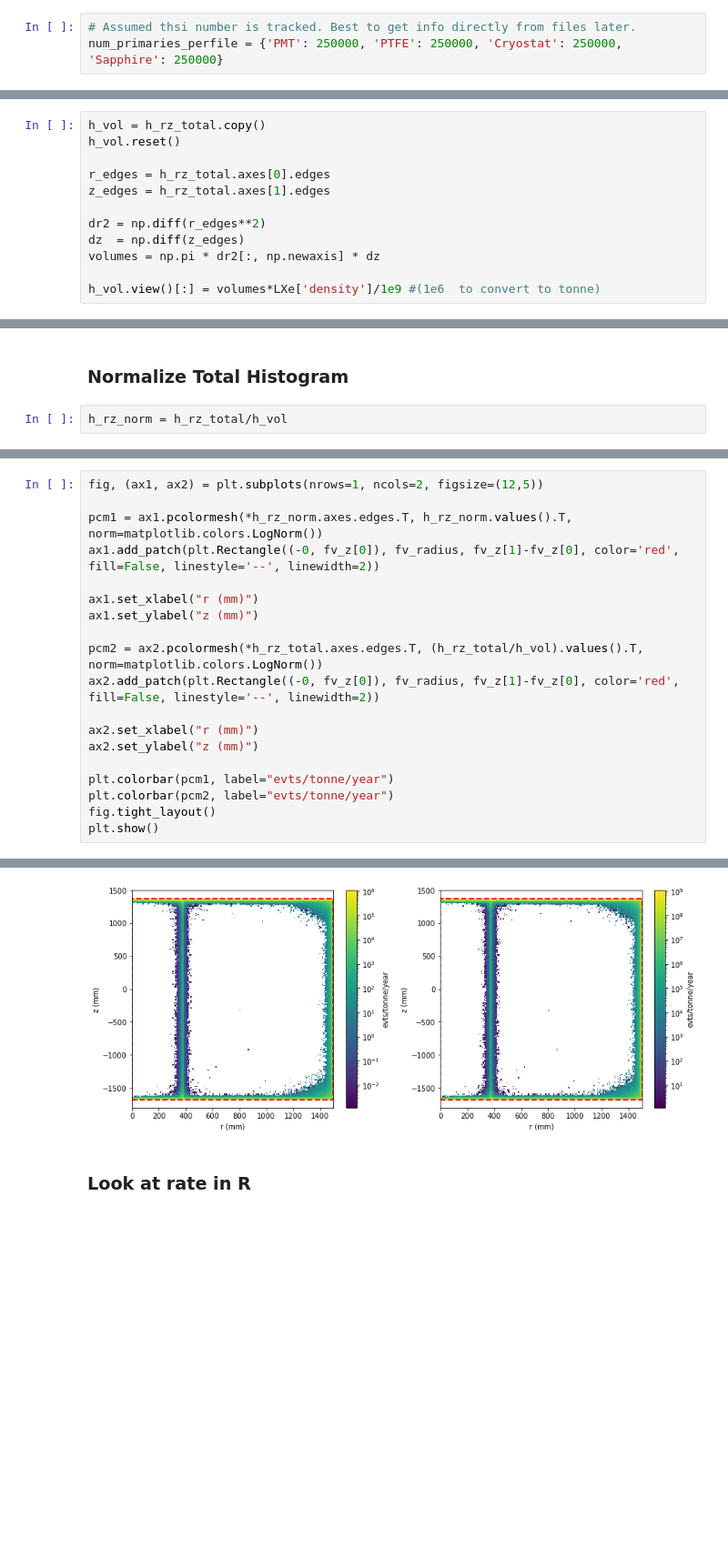
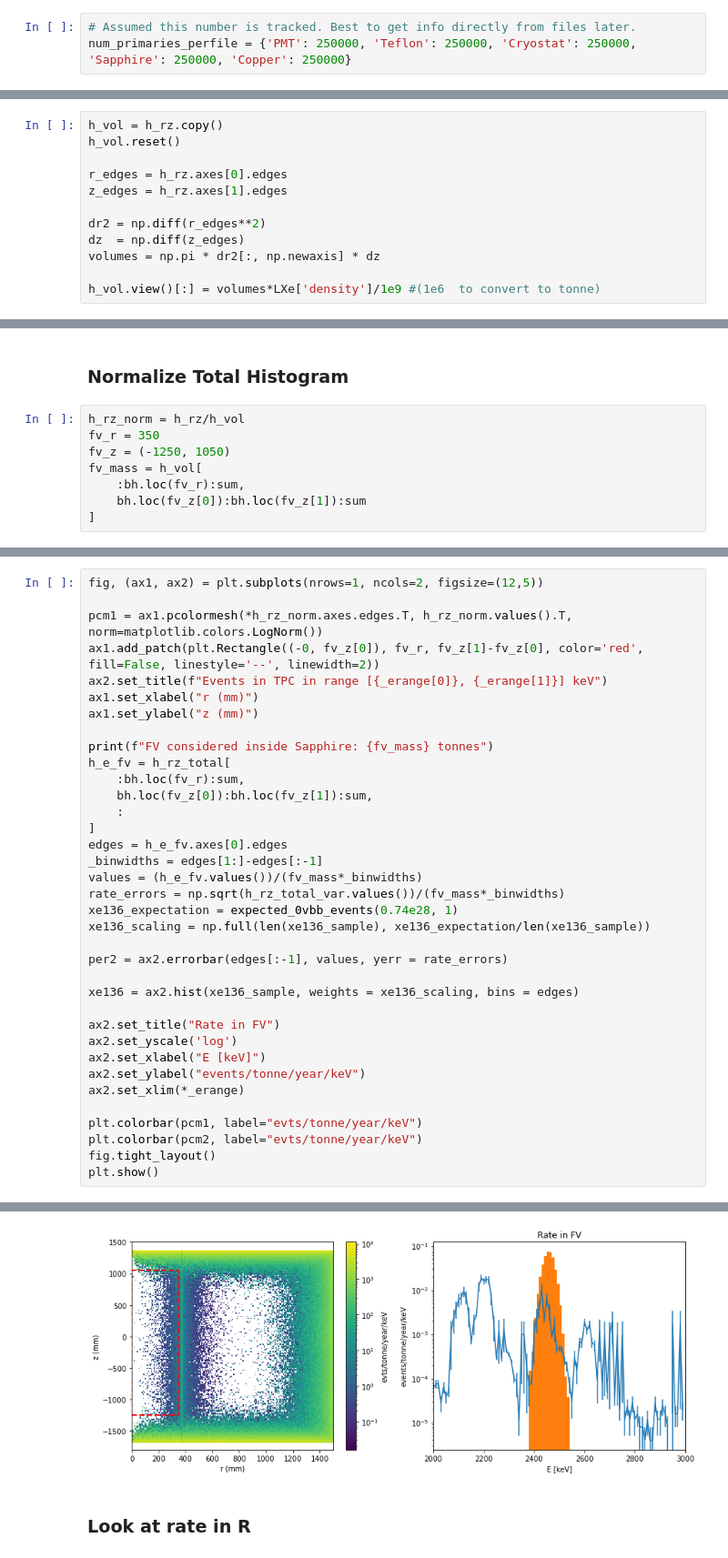
Before and after one commit to jpienaar13/HermeticTPC, a Jupyter notebook: analysis/02_WIS_HTPC_Energy_Spectra.ipynb, the cells around one changed output, grey strips where cells are left out. Shown at 91% size. Saved outputs shown, nothing was run; the diff lists cells and outputs as text; blank space fills up the shorter version.

```diff
--- a/analysis/02_WIS_HTPC_Energy_Spectra.ipynb
+++ b/analysis/02_WIS_HTPC_Energy_Spectra.ipynb
@@ -44,5 +40,5 @@ mass_dict = {'PMT': 2240, 'Sapphire': 45, 'PTFE':200, 'Cryostat': 4000}
 # %%
-# Assumed thsi number is tracked. Best to get info directly from files later.
-num_primaries_perfile = {'PMT': 250000, 'PTFE': 250000, 'Cryostat': 250000, 'Sapphire': 250000}
+# Assumed this number is tracked. Best to get info directly from files later.
+num_primaries_perfile = {'PMT': 250000, 'Teflon': 250000, 'Cryostat': 250000, 'Sapphire': 250000, 'Copper': 250000}
 # %%
 #Combine Mass and Activity dicts to determine Scaling Factors
@@ -443,11 +467,11 @@ Histogram(
 # %% [markdown]
 ### Mass Volume Normalization histogram
 # %%
-h_vol = h_rz_total.copy()
+h_vol = h_rz.copy()
 h_vol.reset()
 
-r_edges = h_rz_total.axes[0].edges
-z_edges = h_rz_total.axes[1].edges
+r_edges = h_rz.axes[0].edges
+z_edges = h_rz.axes[1].edges
 
 dr2 = np.diff(r_edges**2)
 dz  = np.diff(z_edges)
@@ -472,4 +539,10 @@ plt.show()
 # %% [markdown]
 ### Normalize Total Histogram
 # %%
-h_rz_norm = h_rz_total/h_vol
+h_rz_norm = h_rz/h_vol
+fv_r = 350
+fv_z = (-1250, 1050)
+fv_mass = h_vol[
+    :bh.loc(fv_r):sum,
+    bh.loc(fv_z[0]):bh.loc(fv_z[1]):sum
+]
@@ -477,19 +592,36 @@ h_rz_norm = h_rz_total/h_vol
 fig, (ax1, ax2) = plt.subplots(nrows=1, ncols=2, figsize=(12,5))
 
 pcm1 = ax1.pcolormesh(*h_rz_norm.axes.edges.T, h_rz_norm.values().T, norm=matplotlib.colors.LogNorm())
-ax1.add_patch(plt.Rectangle((-0, fv_z[0]), fv_radius, fv_z[1]-fv_z[0], color='red', fill=False, linestyle='--', linewidth=2))
-
+ax1.add_patch(plt.Rectangle((-0, fv_z[0]), fv_r, fv_z[1]-fv_z[0], color='red', fill=False, linestyle='--', linewidth=2))
+ax2.set_title(f"Events in TPC in range [{_erange[0]}, {_erange[1]}] keV")
 ax1.set_xlabel("r (mm)")
 ax1.set_ylabel("z (mm)")
 
-pcm2 = ax2.pcolormesh(*h_rz_total.axes.edges.T, (h_rz_total/h_vol).values().T, norm=matplotlib.colors.LogNorm())
-ax2.add_patch(plt.Rectangle((-0, fv_z[0]), fv_radius, fv_z[1]-fv_z[0], color='red', fill=False, linestyle='--', linewidth=2))
+print(f"FV considered inside Sapphire: {fv_mass} tonnes")
+h_e_fv = h_rz_total[
+    :bh.loc(fv_r):sum,
+    bh.loc(fv_z[0]):bh.loc(fv_z[1]):sum,
+    :
+]
+edges = h_e_fv.axes[0].edges
+_binwidths = edges[1:]-edges[:-1]
+values = (h_e_fv.values())/(fv_mass*_binwidths)
+rate_errors = np.sqrt(h_rz_total_var.values())/(fv_mass*_binwidths)
+xe136_expectation = expected_0vbb_events(0.74e28, 1)
+xe136_scaling = np.full(len(xe136_sample), xe136_expectation/len(xe136_sample))
 
-ax2.set_xlabel("r (mm)")
-ax2.set_ylabel("z (mm)")
+per2 = ax2.errorbar(edges[:-1], values, yerr = rate_errors)
 
-plt.colorbar(pcm1, label="evts/tonne/year")
-plt.colorbar(pcm2, label="evts/tonne/year")
+xe136 = ax2.hist(xe136_sample, weights = xe136_scaling, bins = edges)
+
+ax2.set_title("Rate in FV")
+ax2.set_yscale('log')
+ax2.set_xlabel("E [keV]")
+ax2.set_ylabel("events/tonne/year/keV")
+ax2.set_xlim(*_erange)
+
+plt.colorbar(pcm1, label="evts/tonne/year/keV")
+plt.colorbar(pcm2, label="evts/tonne/year/keV")
 fig.tight_layout()
 plt.show()
 # %% [output]
@@ -496,4 +629,4 @@ plt.show()
-[figure, old version]
+[figure, new version]
 # %% [markdown]
 ### Look at rate in R
 # %%
```
Also changed, not shown: parts of 18 cells of this notebook, 1 other file.
